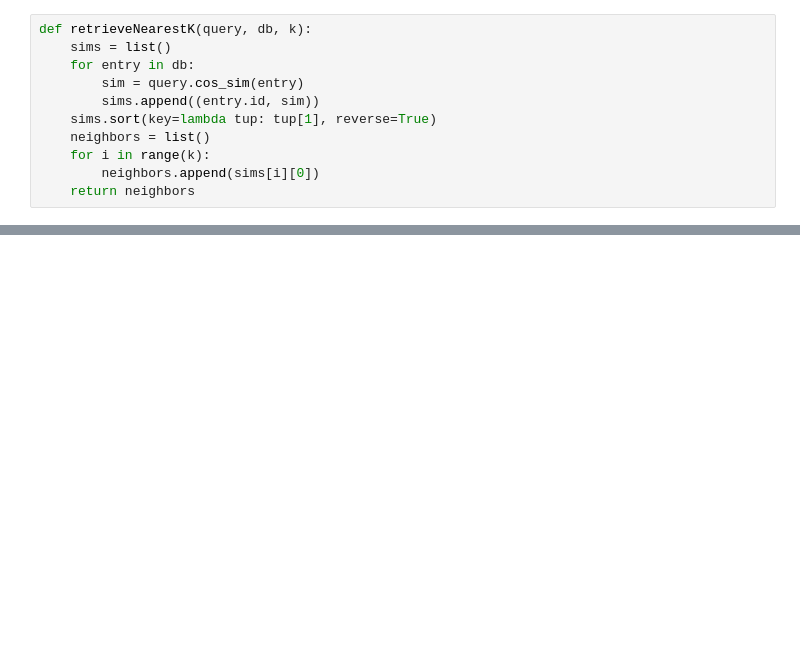
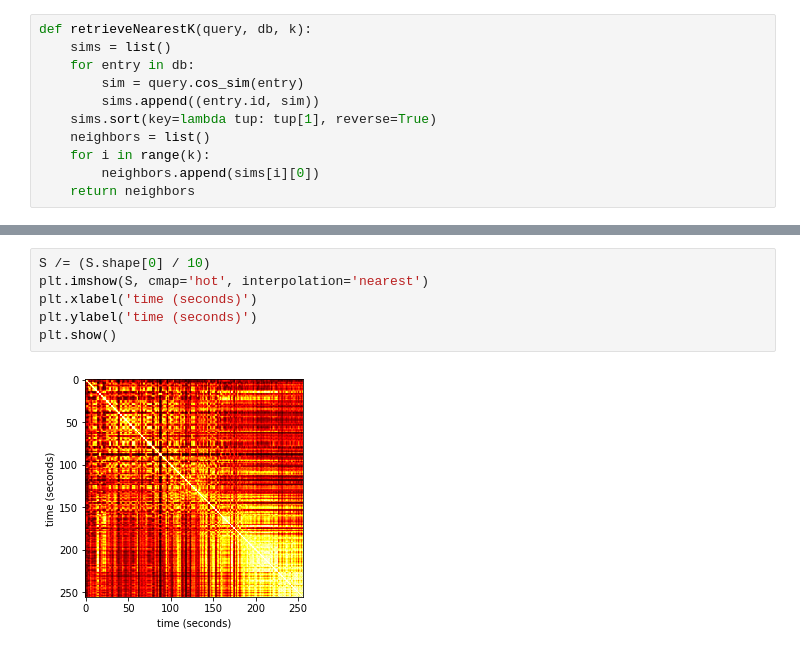
Before and after one commit to philipcori/RhythmSearch, a Jupyter notebook: notebooks/main.ipynb, the cells around one changed output, grey strips where cells are left out. Drawn from its saved outputs; the diff is of its cells as text; blank space fills up the shorter version.

```diff
--- a/notebooks/main.ipynb
+++ b/notebooks/main.ipynb
@@ -151,0 +137,8 @@ plt.plot(bs)
+# %%
+S /= (S.shape[0] / 10)
+plt.imshow(S, cmap='hot', interpolation='nearest')
+plt.xlabel('time (seconds)')
+plt.ylabel('time (seconds)')
+plt.show()
+# %% [output]
+[figure, added]
```
Also changed, not shown: parts of 14 cells of this notebook.
